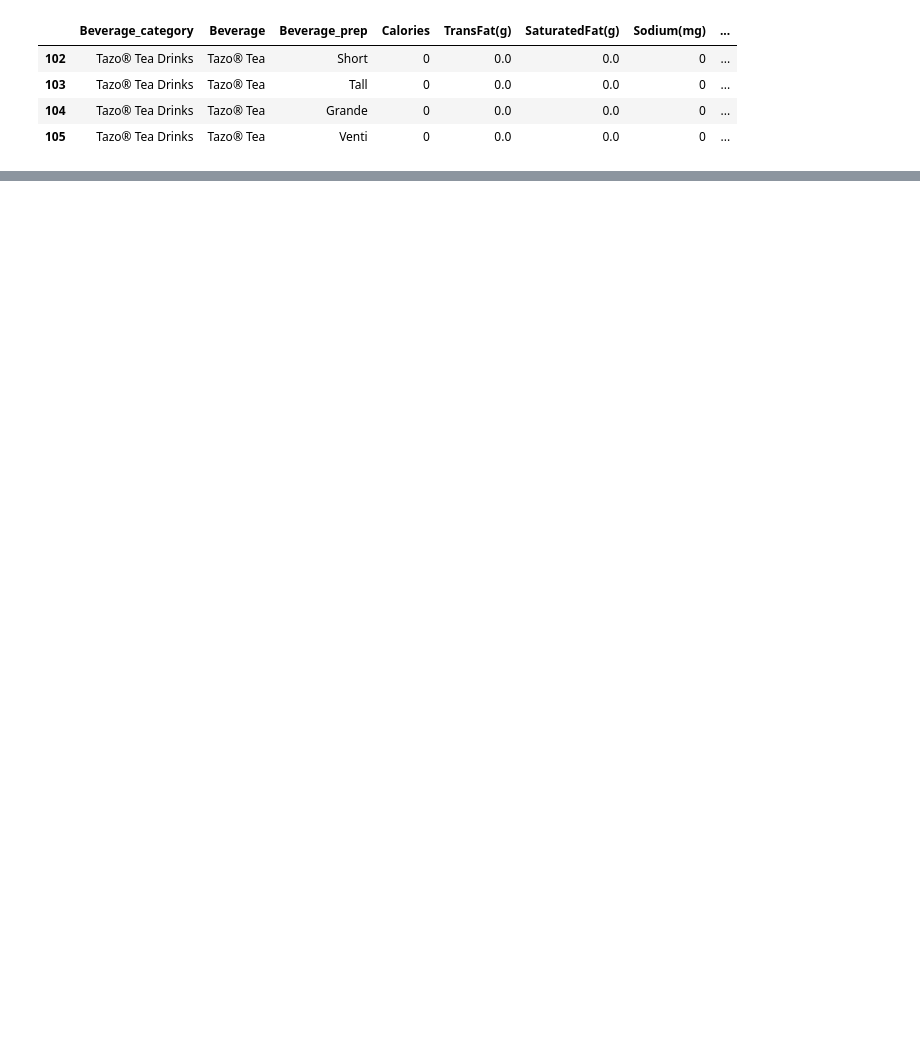
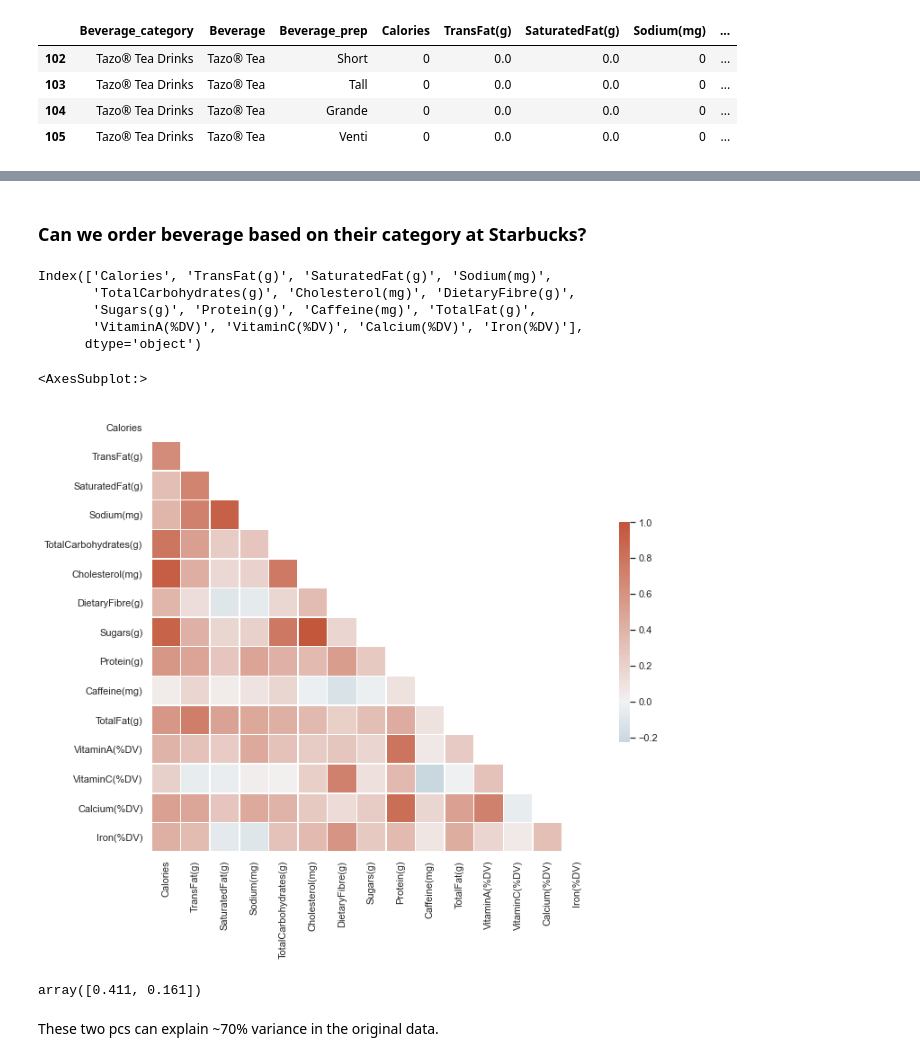
Before and after one commit to Lina-statistics/Springboard-mini-projects, a Jupyter notebook: Data_Visualization/Data Visualization-craft a story from a data set.ipynb, the cells around one changed output, grey strips where cells are left out. Saved outputs shown, nothing was run; the diff lists cells and outputs as text; code cells hidden in the pictures; blank space fills up the shorter version.

```diff
--- a/Data_Visualization/Data Visualization-craft a story from a data set.ipynb
+++ b/Data_Visualization/Data Visualization-craft a story from a data set.ipynb
@@ -533,0 +534,36 @@ df2_new[(df2_new['Sugars(g)']==0) & (df2_new['Caffeine(mg)'] == 0) & (df2_new['T
+# %% [markdown]
+### Can we order beverage based on their category at Starbucks?
+# %%
+#PCA analysis for better data visualization
+df2_new_pca=df2_new.iloc[:, 3:]
+df2_new_pca.columns
+# %% [output]
+Index(['Calories', 'TransFat(g)', 'SaturatedFat(g)', 'Sodium(mg)',
+       'TotalCarbohydrates(g)', 'Cholesterol(mg)', 'DietaryFibre(g)',
+       'Sugars(g)', 'Protein(g)', 'Caffeine(mg)', 'TotalFat(g)',
+       'VitaminA(%DV)', 'VitaminC(%DV)', 'Calcium(%DV)', 'Iron(%DV)'],
+      dtype='object')
+# %%
+corr=df2_new_pca.corr().round(3)
+mask = np.triu(np.ones_like(corr, dtype=bool))
+plt.subplots(figsize=(11, 9))
+cmap = sns.diverging_palette(230, 20, as_cmap=True)
+sns.heatmap(corr, mask=mask, cmap=cmap, center=0, vmax=1, square=True, linewidths=.5, cbar_kws={"shrink": .5})
+#center is the value at which to center the colormap when plotting divergant data.
+# %% [output]
+<AxesSubplot:>
+[figure, added]
+# %%
+from sklearn.decomposition import PCA
+from sklearn.preprocessing import StandardScaler
+st_scaler=StandardScaler()
+X=st_scaler.fit_transform(df2_new_pca)
+pca = PCA(n_components =2)
+pca.fit(X)
+X_reduced = pca.transform(X)
+X_reduced = pd.DataFrame(X_reduced, columns=['pc1', 'pc2'])
+pca.explained_variance_ratio_.round(3)
+# %% [output]
+array([0.411, 0.161])
+# %% [markdown]
+These two pcs can explain ~70% variance in the original data.
```
Also changed, not shown: parts of 15 cells of this notebook, 1 other file.
